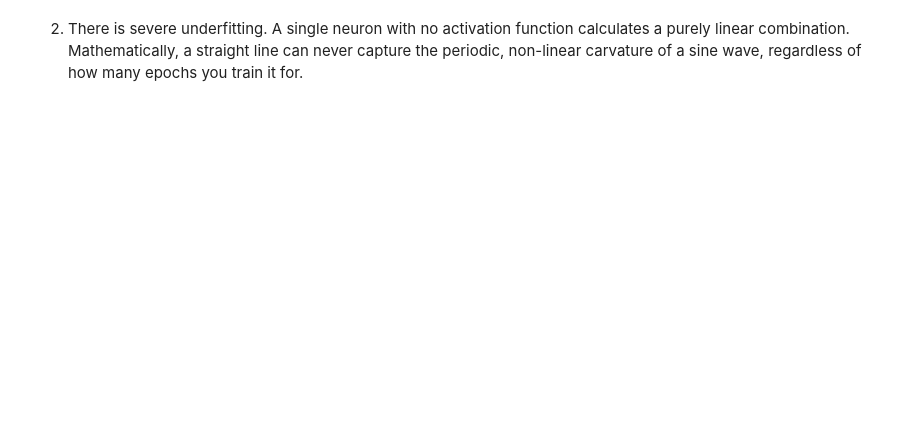
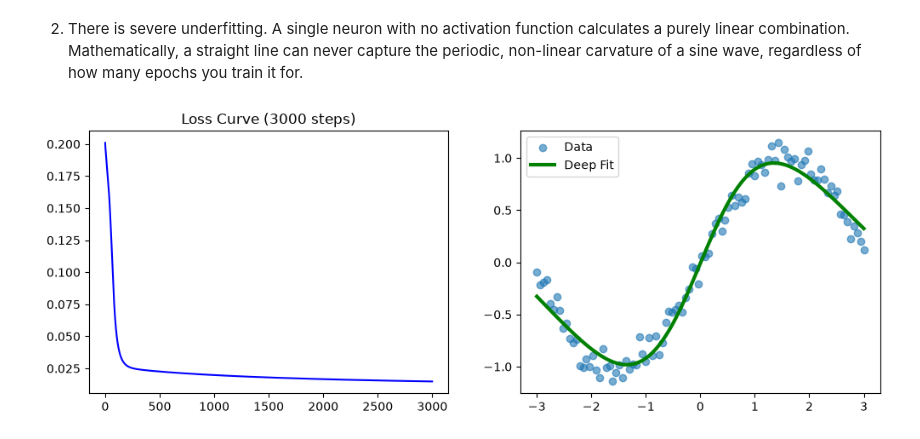
Before and after one commit to Prina5/Lab3_FeedForward_Networks, a Jupyter notebook: Lab_3.ipynb, the cells around one changed output. Cells and saved outputs as stored; diff of their text form; code cells hidden in the pictures; blank space fills up the shorter version.

```diff
--- a/Lab_3.ipynb
+++ b/Lab_3.ipynb
@@ -68,2 +65,53 @@ plt.show()
 # %% [markdown]
 2. There is severe underfitting. A single neuron with no activation function calculates a purely linear combination. Mathematically, a straight line can never capture the periodic, non-linear carvature of a sine wave, regardless of how many epochs you train it for.
+# %%
+##Part 1.2
+# # 1. Initialise parameters
+W1 = np.random.randn(1, 8) * 0.5
+b1 = np.zeros((8,))
+W2 = np.random.randn(8, 1) * 0.5
+b2 = np.zeros((1,))
+
+# Reshape data for matrix multiplication
+x_mat = x.reshape(-1, 1)
+y_mat = y.reshape(-1, 1)
+lr = 0.05
+losses = []
+
+# 2 & 3. Forward pass, Backward pass, and Updates
+for i in range(3000):
+    # Forward Pass
+    z1 = x_mat @ W1 + b1
+    h = np.tanh(z1)
+    y_hat = h @ W2 + b2
+
+    loss = np.mean((y_hat - y_mat) ** 2)
+    losses.append(loss)
+
+    # Backward Pass
+    d_yhat = 2 * (y_hat - y_mat) / len(y_mat)
+    dW2 = h.T @ d_yhat
+    db2 = d_yhat.sum(axis=0)
+
+    dh = d_yhat @ W2.T
+    dz1 = dh * (1 - np.tanh(z1) ** 2)
+    dW1 = x_mat.T @ dz1
+    db1 = dz1.sum(axis=0)
+
+    # Update parameters
+    W1 -= lr * dW1
+    b1 -= lr * db1
+    W2 -= lr * dW2
+    b2 -= lr * db2
+
+# 4. Plot the loss curve and the final fit
+fig, (ax1, ax2) = plt.subplots(1, 2, figsize=(12, 4))
+ax1.plot(losses, color="blue")
+ax1.set_title("Loss Curve (3000 steps)")
+
+ax2.scatter(x, y, label="Data", alpha=0.6)
+ax2.plot(x, y_hat, color="green", linewidth=3, label="Deep Fit")
+ax2.legend()
+plt.show()
+# %% [output]
+[figure, added]
```
Also changed, not shown: parts of 6 cells of this notebook.
